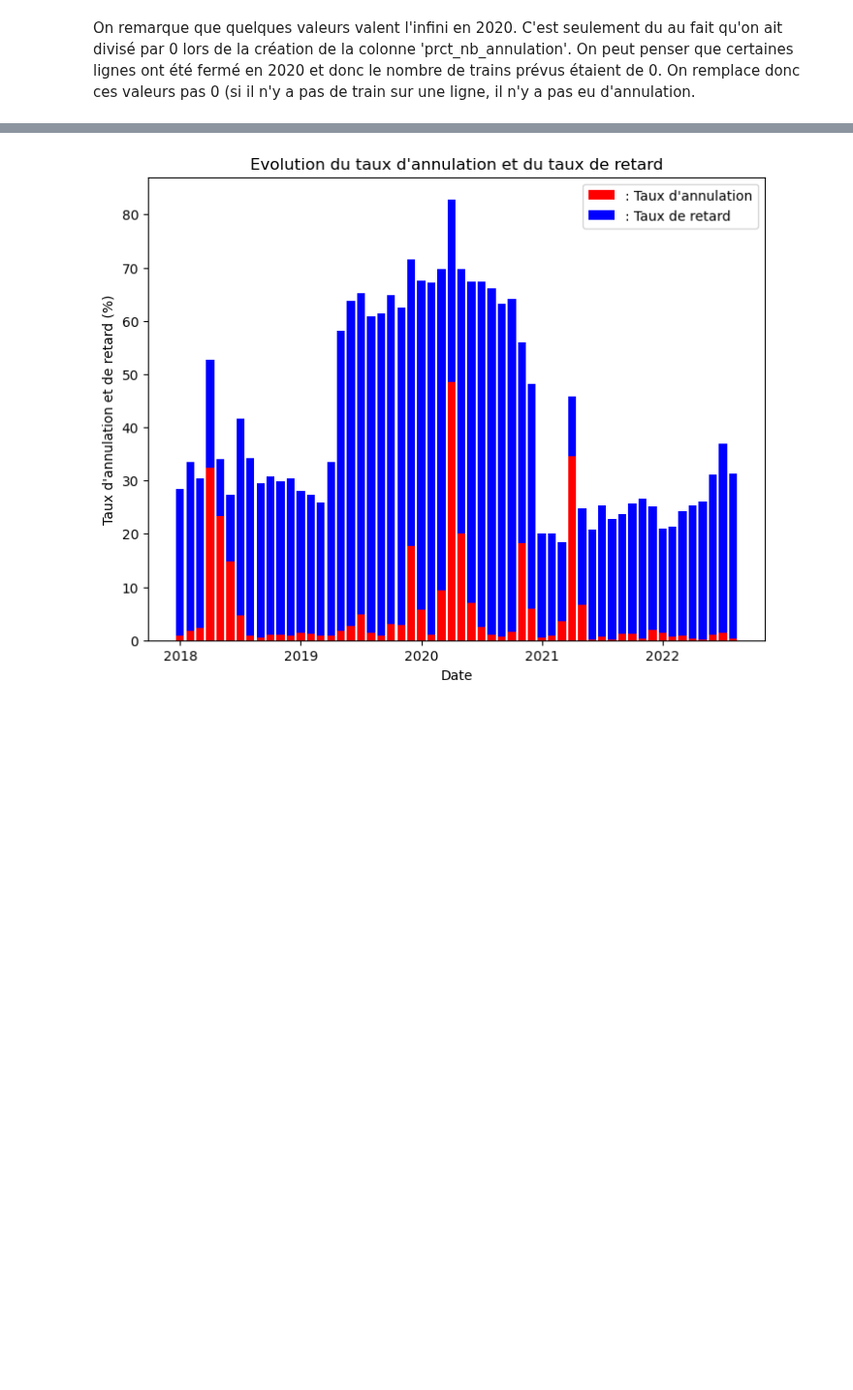
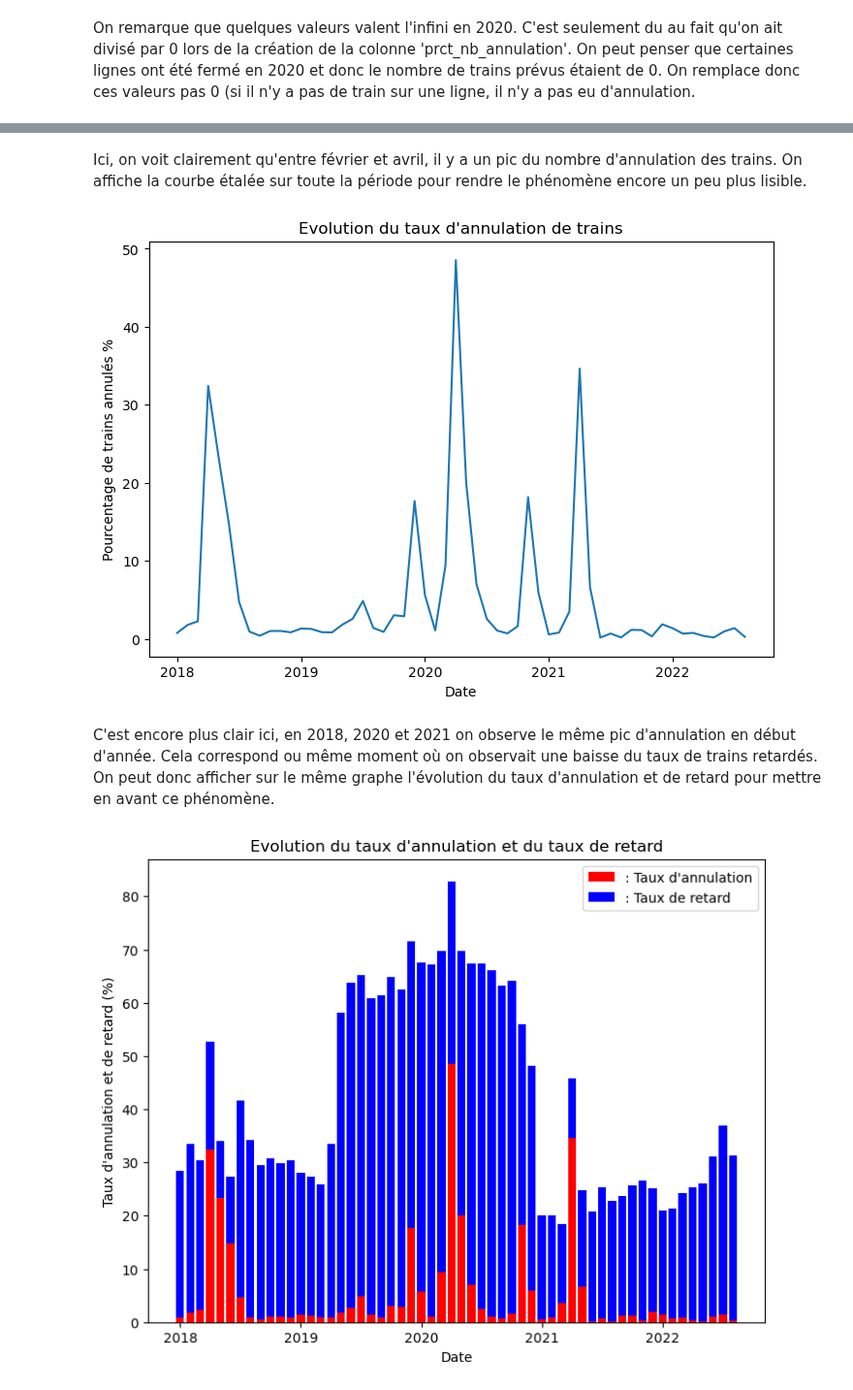
Before and after one commit to DiegoRenaud/Exercice, a Jupyter notebook: Analyse_retards.ipynb, the cells around one changed output, grey strips where cells are left out. Shown at 97% size. Saved outputs shown, nothing was run; the diff lists cells and outputs as text; code cells hidden in the pictures; blank space fills up the shorter version.

Commit message:
Analyse des causes des retards

```diff
--- a/Analyse_retards.ipynb
+++ b/Analyse_retards.ipynb
@@ -156,3 +170,18 @@ for i in range(8):
+# %% [markdown]
+Ici, on voit clairement qu'entre février et avril, il y a un pic du nombre d'annulation des trains. On affiche la courbe étalée sur toute la période pour rendre le phénomène encore un peu plus lisible.
+# %%
+A = A_2018 + A_2019 + A_2020 + A_2021 + A_2022
+fig, ax = plt.subplots(figsize=(7, 5), layout='constrained')
+ax.plot(A)
+ax.set_xlabel('Date')
+ax.set_ylabel('Pourcentage de trains annulés %')
+ax.set_title("Evolution du taux d\'annulation de trains")
+plt.xticks([0,12,24,36,48],['2018', '2019', '2020', '2021', '2022'])
+plt.show()
+# %% [output]
+[figure, added]
+# %% [markdown]
+C'est encore plus clair ici, en 2018, 2020 et 2021 on observe le même pic d'annulation en début d'année. Cela correspond ou même moment où on observait une baisse du taux de trains retardés. On peut donc afficher sur le même graphe l'évolution du taux d'annulation et de retard pour mettre en avant ce phénomène.
 # %%
 A = A_2018 + A_2019 + A_2020 + A_2021 + A_2022
 ind = np.arange(len(A))
```
Also changed, not shown: parts of 41 cells of this notebook.
